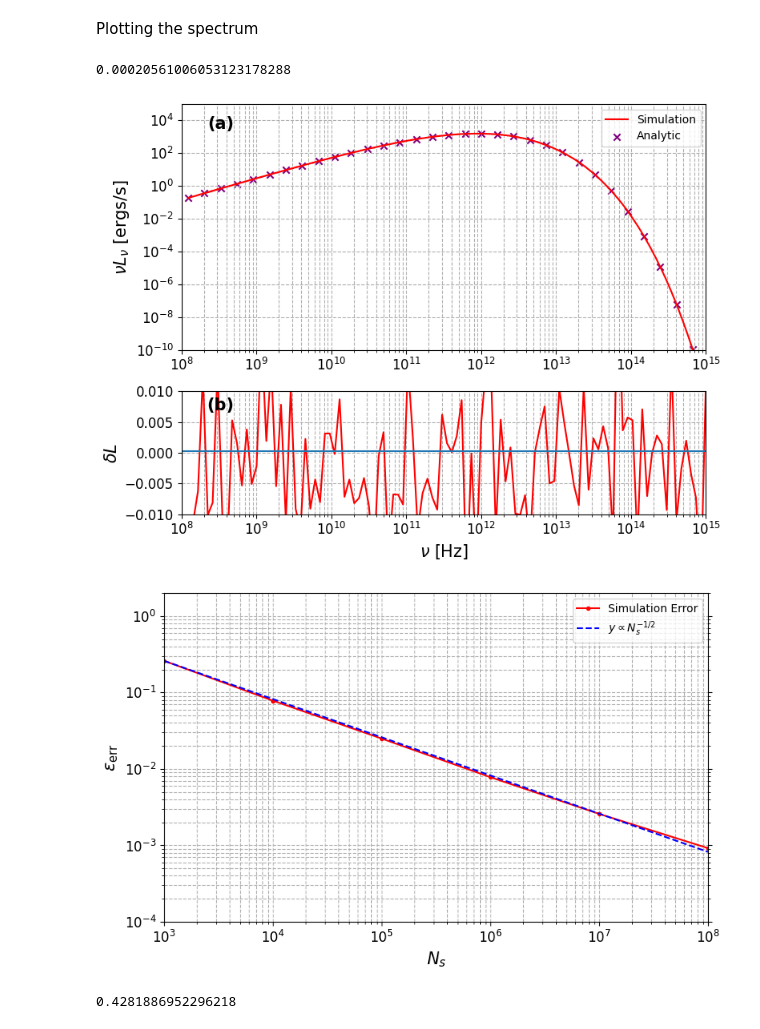
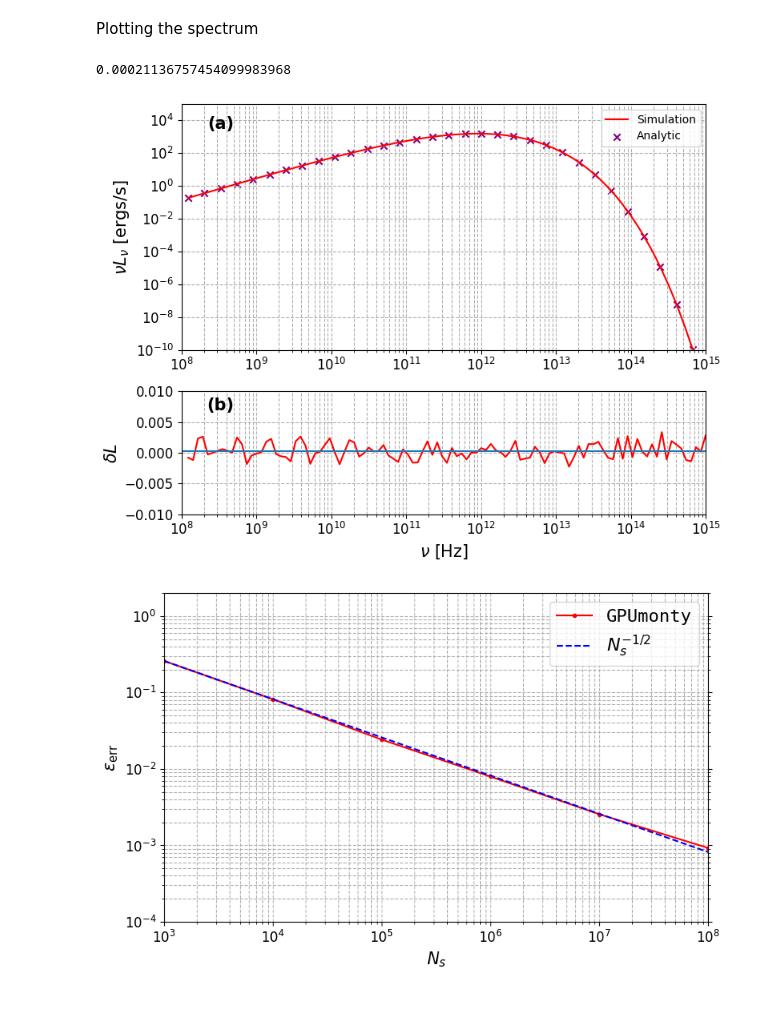
Before and after one commit to black-hole-group/gpumonty, a Jupyter notebook: python/sphere_example.ipynb, the cells around one changed output. Drawn from its saved outputs; the diff is of its cells as text; code cells hidden in the pictures.

Commit message:
updated specs, updated final convergence plot

```diff
--- a/python/sphere_example.ipynb
+++ b/python/sphere_example.ipynb
@@ -73,7 +73,7 @@ def grmonty(file):
 
     return nu, ll, tauabs, domega_arr
 
-nu, nuLnu, tauabs, domega_array = grmonty('../output/sphere_thin_1e6.spec')
+nu, nuLnu, tauabs, domega_array = grmonty('../output/sphere_thin_1e8.spec')
 # %%
 import numpy as np
 from scipy.special import kn
@@ -246,9 +246,10 @@ import matplotlib.pyplot as plt
 from scipy.special import kn
 
 R = 1.0000#1.00075
+Rin = 0.01
 jnu_values = int_jnu(1e13, 100,1,np.float128(nu))
 alpha = np.float128(jnu(1e13, np.float128(nu), 1, 100))/np.float128(Bnu(np.float128(nu),100))
-dv = 4/3 * np.pi * R**3
+dv = 4/3 * np.pi * (R**3 - Rin**3)
 mfp = 1 #mean free path
 Luminosity_analytic = jnu_values
 exp_approx = np.zeros_like(nu)
@@ -271,41 +272,36 @@ ax1.plot(nu, y_simdata, linestyle='-', label = 'Simulation', color = 'red')
 ax1.scatter(nu[::50], y_analyticdata[::50], marker = 'x', label = 'Analytic', color = 'purple')
 ax1.set_ylim(1e-10,1e5)
 ax1.set_xscale('log')
 ax1.set_yscale('log')
 ax1.set_ylabel(r"$\nu L_\nu$ [ergs/s]", fontsize = 15)
 ax1.grid(True, which="both", ls="--")
 ax1.set_xlim(1e8, 1e15)
 ax1.tick_params(axis='both', which='major', labelsize=12)  # Adjust major tick size
 ax1.text(0.1, 0.95, '(a)', transform=ax1.transAxes, ha='right', va='top', fontweight = 'bold', fontsize = 15)
 ax1.legend()
 
 
 relative_diff2 = (-y_analyticdata +y_simdata) / y_analyticdata
 
 ax2.plot(xdata[::15], relative_diff2[::15], color='r', label = 'analy')
 ax2.axhline(np.mean(relative_diff2[:1591]))
 print(np.mean(relative_diff2[:1591]))
 ax2.set_xscale('log')
 ax2.text(0.1, 0.95, '(b)', transform=ax2.transAxes, ha='right', va='top',fontweight = 'bold',fontsize = 15)
 
 ax2.set_ylabel(r'$\delta L$', fontsize = 15)
 ax2.grid(True, which="both", ls="--")
 ax2.set_ylim(-0.01, 0.01)
 ax2.set_xlim(1e8,1e15)
-ax2.tick_params(axis='both', which='major', labelsize=12)  # Adjust major tick size
+ax2.tick_params(axis='both', which='major', labelsize=12)
 ax2.set_xlabel(r"$\nu$ [Hz]", fontsize = 15)
 
-y_simdata_arr = np.zeros((7, 5000))
-#0.00039604550185784811005#0.00035913843020065662327#0.0010593446239694295779
 
-
-
-# Display the plots
 plt.tight_layout()
 plt.show()
 # %% [output]
-0.00020561006053123178288
+0.00021136757454099983968
-[figure, old version]
+[figure, new version]
 # %%
 import numpy as np
 import matplotlib.pyplot as plt
@@ -332,10 +328,10 @@ for i, Ns in enumerate(xdata):
     epsilon[i] = (1 / np.log(1e15 / 1e8)) * term.sum()
 
 
-ax3.plot(xdata, epsilon, linestyle='-', marker='o', color='r', markersize=3, label='Simulation Error')
+ax3.plot(xdata, epsilon, linestyle='-', marker='o', color='r', markersize=3, label='GPUmonty')
 
 x_ref = np.logspace(3, 8, 100)
-ax3.plot(x_ref, epsilon[0] * np.sqrt(x_ref[0])/np.sqrt(x_ref), label=r'$y \propto N_s^{-1/2}$', linestyle='--', color='blue')
+ax3.plot(x_ref, epsilon[0] * np.sqrt(x_ref[0])/np.sqrt(x_ref), label=r'$N_s^{-1/2}$', linestyle='--', color='blue')
 
 ax3.set_xlabel(r'$N_s$', fontsize=15)
 ax3.set_ylabel(r'$\epsilon_{\rm err}$', fontsize=15)
@@ -350,13 +346,12 @@ ax3.grid(True, which="both", ls="--")
 ax3.tick_params(axis='both', which='major', labelsize=12)
 ax3.yaxis.set_ticks_position('both')
 
-ax3.legend()
+leg = ax3.legend(fontsize = 16)
+for text in leg.get_texts():
+    if text.get_text() == 'GPUmonty':
+        text.set_fontfamily('monospace')
 
 plt.tight_layout()
 plt.show()
 # %% [output]
-[figure, old version]
+[figure, new version]
-# %%
-domega_array[0]
-# %% [output]
-0.4281886952296218
```
Also changed, not shown: 8 other files.
